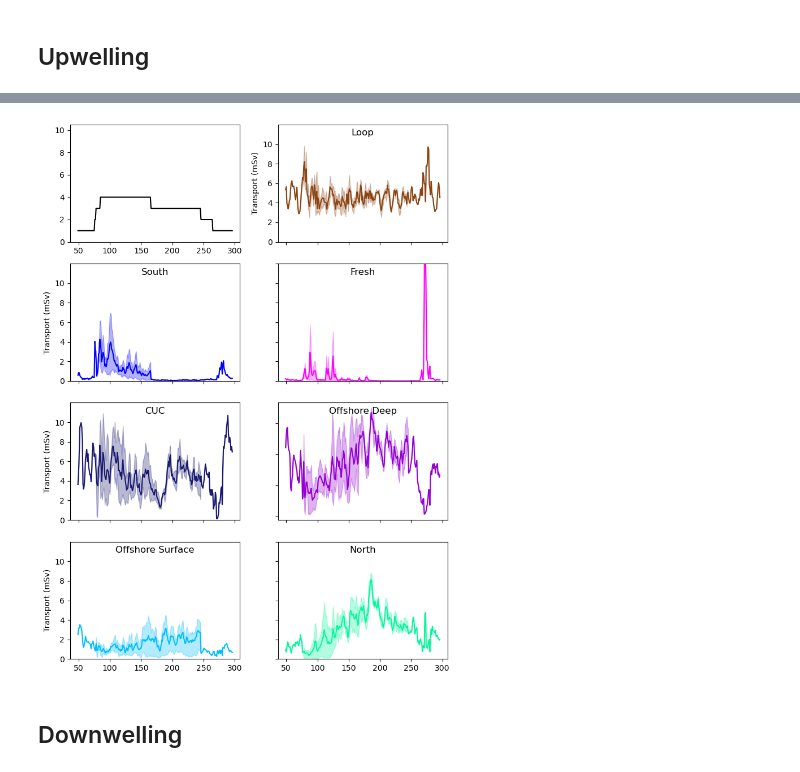
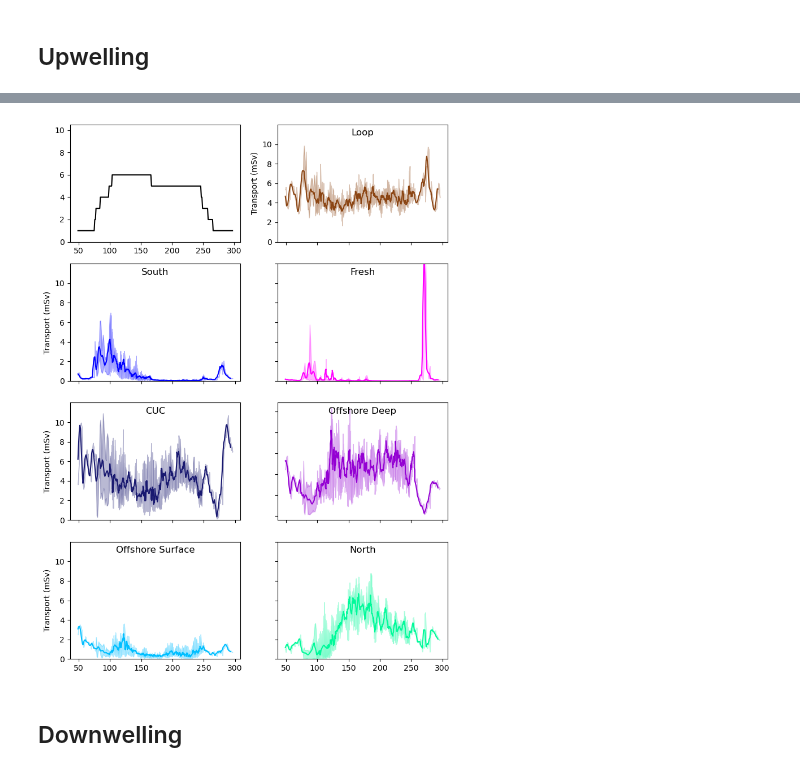
Before and after one commit to rbeutel/LO_user, a Jupyter notebook: ariane/quant_dynamics.ipynb, the cells around one changed output, grey strips where cells are left out. Drawn from its saved outputs; the diff is of its cells as text; code cells hidden in the pictures.

```diff
--- a/ariane/quant_dynamics.ipynb
+++ b/ariane/quant_dynamics.ipynb
@@ -71,6 +71,8 @@ def transport_df(data, start, length, years):
 # %%
 df22 = xr.open_dataset('/data1/bbeutel/LO_user/ariane/up_cas7/S_T/20221015/ariane_positions_quantitative.nc')
 df21 = xr.open_dataset('/data1/bbeutel/LO_user/ariane/up_cas7/S_T/20210922/ariane_positions_quantitative.nc')
+df16 = xr.open_dataset('/data1/bbeutel/LO_user/ariane/up_cas7/S_T/20160913/ariane_positions_quantitative.nc')
+df15 = xr.open_dataset('/data1/bbeutel/LO_user/ariane/up_cas7/S_T/20150905/ariane_positions_quantitative.nc')
 df14 = xr.open_dataset('/data1/bbeutel/LO_user/ariane/up_cas7/S_T/20140903/ariane_positions_quantitative.nc')
 df13 = xr.open_dataset('/data1/bbeutel/LO_user/ariane/up_cas7/S_T/20131024/ariane_positions_quantitative.nc')
 # %%
@@ -103,3 +108,20 @@ nan
+# %%
+# number of similations overallaping in a julianne day
+# can't do it the same way as in upwelling bc downwelling too erratic
+jsta = [date.timetuple().tm_yday for date in startday]
+jend =[date.timetuple().tm_yday for date in endday]
+
+counts = np.zeros(np.max(jend)-np.min(jsta)+1)
+jul = (np.arange(np.min(jsta),np.max(jend)+1))
+
+for i in range(len(counts)):
+    for j in range(len(jsta)):
+        if jul[i] >= jsta[j] and jul[i] <= jend[j]:
+            counts[i]+=1
+# %%
+def moving_average(x, w):
+    return np.convolve(x, np.ones(w), 'valid') / w
+window = 4
 # %%
 # using standard deviation
 
@@ -218,12 +240,12 @@ for axs in [ax[0,1],ax[1,0],ax[2,0],ax[3,0]]:
     axs.set_ylabel('Transport (mSv)')
 
 # count of the number of summers with this date in the range
-ax[0,0].plot(loop.yearday,loop['count'],'k')
+ax[0,0].plot(jul,counts,'k')
 ax[0,0].set_ylim([0,10.5])
 
 # loop flow
-data = [loop.transport_2013,loop.transport_2014,loop.transport_2021,loop.transport_2022]
-ax[0,1].plot(loop.yearday,np.nanmean(data,axis=0),'saddlebrown')
+data = [loop.transport_2013,loop.transport_2014,loop.transport_2015,loop.transport_2016,loop.transport_2021,loop.transport_2022]
+ax[0,1].plot(loop.yearday[:(-window + 1)],moving_average(np.nanmean(data,axis=0),window),'saddlebrown')
 ax[0,1].fill_between(loop.yearday,
                         np.nanpercentile(data, [25], method='midpoint',axis=0)[0],
                         np.nanpercentile(data, [75], method='midpoint',axis=0)[0],
@@ -234,8 +256,8 @@ ax[0,1].set_title('Loop',y=1,pad=-14)
 
 # south shelf flow
 # ax[1,0].plot(dates,mean_south)
-data = [south.transport_2013,south.transport_2014,south.transport_2021,south.transport_2022]
-ax[1,0].plot(south.yearday,np.nanmean(data,axis=0),'b')
+data = [south.transport_2013,south.transport_2014,south.transport_2015,south.transport_2016,south.transport_2021,south.transport_2022]
+ax[1,0].plot(south.yearday[:(-window + 1)],moving_average(np.nanmean(data,axis=0),window),'b')
 ax[1,0].fill_between(south.yearday,
                         np.nanpercentile(data, [25], method='midpoint',axis=0)[0],
                         np.nanpercentile(data, [75], method='midpoint',axis=0)[0],
@@ -247,8 +269,8 @@ ax[1,0].set_title('South',y=1,pad=-14)
 
 # fresh flow
 # ax[1,1].plot(dates,mean_fresh)
-data = [fresh.transport_2013,fresh.transport_2014, fresh.transport_2021,fresh.transport_2022]
-ax[1,1].plot(fresh.yearday,np.nanmean(data,axis=0),'magenta')
+data = [fresh.transport_2013,fresh.transport_2014, fresh.transport_2015,fresh.transport_2016,fresh.transport_2021,fresh.transport_2022]
+ax[1,1].plot(fresh.yearday[:(-window + 1)],moving_average(np.nanmean(data,axis=0),window),'magenta')
 ax[1,1].fill_between(fresh.yearday,
                         np.nanpercentile(data, [25], method='midpoint',axis=0)[0],
                         np.nanpercentile(data, [75], method='midpoint',axis=0)[0],
@@ -259,8 +281,8 @@ ax[1,1].set_ylim([0,ymax])
 ax[1,1].set_title('Fresh',y=1,pad=-14)
 
 # cuc flow
-data = [cuc.transport_2013,cuc.transport_2014,cuc.transport_2021,cuc.transport_2022]
-ax[2,0].plot(cuc.yearday,np.nanmean(data,axis=0),'midnightblue')
+data = [cuc.transport_2013,cuc.transport_2014,cuc.transport_2015,cuc.transport_2016,cuc.transport_2021,cuc.transport_2022]
+ax[2,0].plot(cuc.yearday[:(-window + 1)],moving_average(np.nanmean(data,axis=0),window),'midnightblue')
 ax[2,0].fill_between(cuc.yearday,
                         np.nanpercentile(data, [25], method='midpoint',axis=0)[0],
                         np.nanpercentile(data, [75], method='midpoint',axis=0)[0],
@@ -270,46 +292,46 @@ ax[2,0].set_ylim([0,ymax])
 ax[2,0].set_title('CUC',y=1,pad=-14)
 
 # offshore deep flow
-data = [offshore_d.transport_2013,offshore_d.transport_2014,offshore_d.transport_2021,offshore_d.transport_2022]
-ax[2,1].plot(offshore_d.yearday,np.nanmean(data,axis=0),'darkviolet')
+data = [offshore_d.transport_2013,offshore_d.transport_2014,offshore_d.transport_2015,offshore_d.transport_2016,offshore_d.transport_2021,offshore_d.transport_2022]
+ax[2,1].plot(offshore_d.yearday[:(-window + 1)],moving_average(np.nanmean(data,axis=0),window),'darkviolet')
 ax[2,1].fill_between(offshore_d.yearday,
                         np.nanpercentile(data, [25], method='midpoint',axis=0)[0],
                         np.nanpercentile(data, [75], method='midpoint',axis=0)[0],
                         color='darkviolet',alpha=0.3)
 ax[2,1].set_title('Offshore Deep',y=1,pad=-14)
 ax[2,1].set_yticklabels([])
 ax[2,1].set_xticklabels([])
 
 
 
 # offshore surface flow
-data = [offshore_s.transport_2013,offshore_d.transport_2014,offshore_s.transport_2021,offshore_s.transport_2022]
-ax[3,0].plot(offshore_s.yearday,np.nanmean(data,axis=0),'deepskyblue')
+data = [offshore_s.transport_2013,offshore_s.transport_2014,offshore_s.transport_2015,offshore_s.transport_2016,offshore_s.transport_2021,offshore_s.transport_2022]
+ax[3,0].plot(offshore_s.yearday[:(-window + 1)],moving_average(np.nanmean(data,axis=0),window),'deepskyblue')
 ax[3,0].fill_between(offshore_s.yearday,
                         np.nanpercentile(data, [25], method='midpoint',axis=0)[0],
                         np.nanpercentile(data, [75], method='midpoint',axis=0)[0],
                         color='deepskyblue',alpha=0.3)
 # ax[3,0].set_xticklabels([])
 ax[3,0].set_ylim([0,ymax])
 ax[3,0].set_title('Offshore Surface',y=1,pad=-14)
 
 
 # north flow
-data = [north.transport_2013,north.transport_2014,north.transport_2021,north.transport_2022]
-ax[3,1].plot(north.yearday,np.nanmean(data,axis=0),'mediumspringgreen')
+data = [north.transport_2013,north.transport_2014,north.transport_2015,north.transport_2016,north.transport_2021,north.transport_2022]
+ax[3,1].plot(north.yearday[:(-window + 1)],moving_average(np.nanmean(data,axis=0),window),'mediumspringgreen')
 ax[3,1].fill_between(north.yearday,
                         np.nanpercentile(data, [25], method='midpoint',axis=0)[0],
                         np.nanpercentile(data, [75], method='midpoint',axis=0)[0],
                         color='mediumspringgreen',alpha=0.3)
 # ax[3,1].set_xticklabels([])
 ax[3,1].set_ylim([0,ymax])
 ax[3,1].set_title('North',y=1,pad=-14)
 ax[3,1].set_yticklabels([])
 
 
 plt.tight_layout()
 # %% [output]
-[figure, old version]
+[figure, new version]
 # %% [markdown]
 ## Downwelling
 # %%
```
Also changed, not shown: parts of 11 cells of this notebook, 2 other files.
